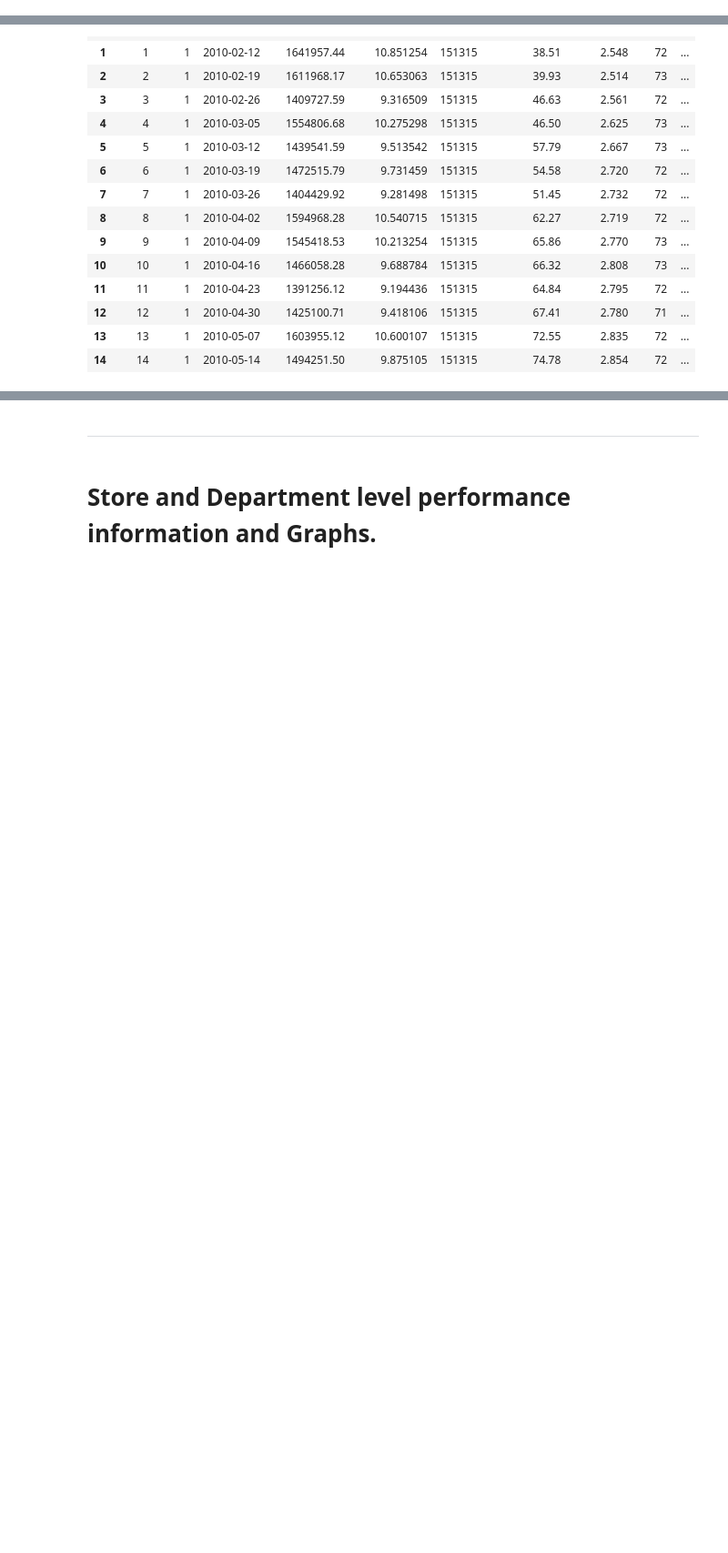
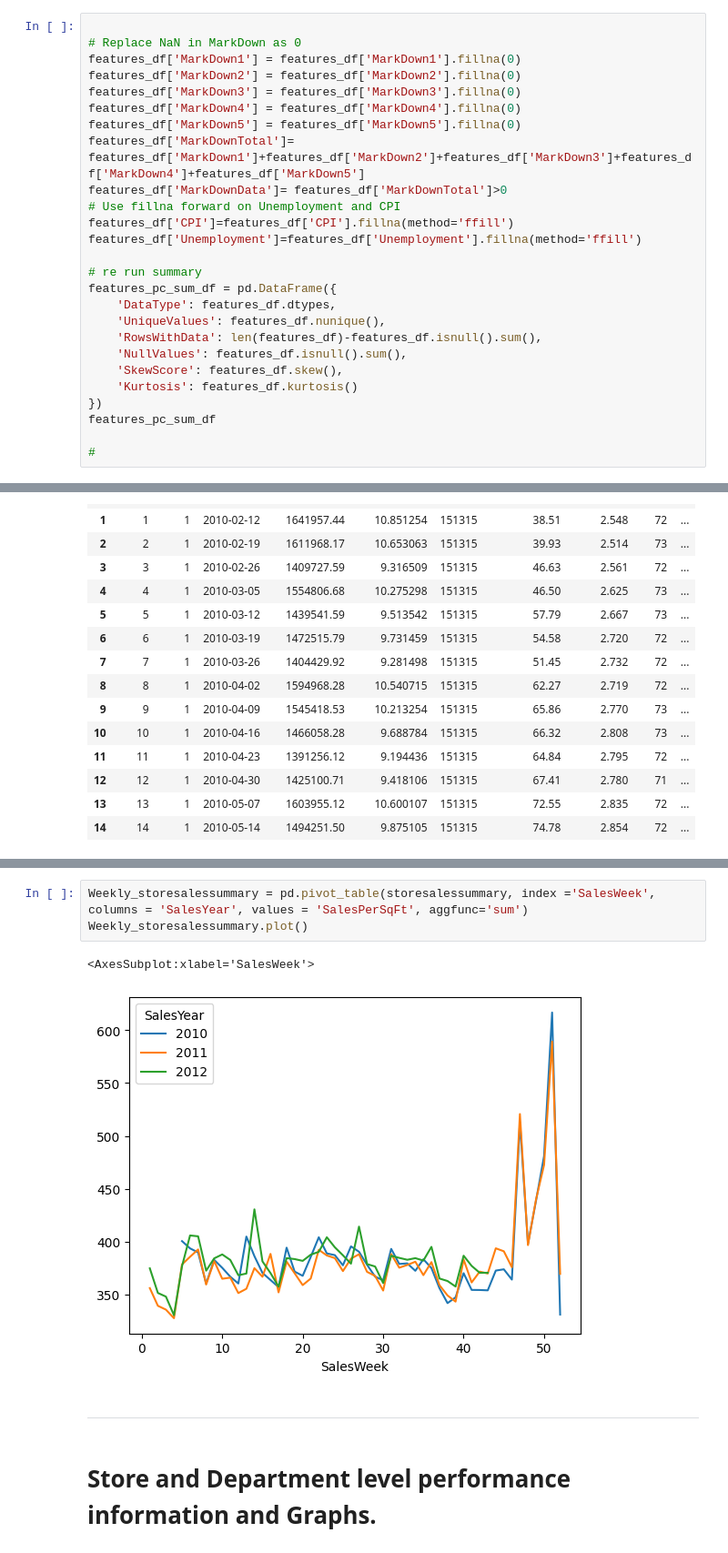
Before and after one commit to Golder-Development/CI_DA_Project_Jan2025_pg, a Jupyter notebook: jupyter_notebooks/IFa_JupyterNotebpook.ipynb, the cells around one changed output, grey strips where cells are left out. Shown at 91% size. Drawn from its saved outputs; the diff is of its cells as text; blank space fills up the shorter version.

```diff
--- a/jupyter_notebooks/IFa_JupyterNotebpook.ipynb
+++ b/jupyter_notebooks/IFa_JupyterNotebpook.ipynb
@@ -254,0 +246,26 @@ features_df.head()
+# %%
+
+# Replace NaN in MarkDown as 0
+features_df['MarkDown1'] = features_df['MarkDown1'].fillna(0)
+features_df['MarkDown2'] = features_df['MarkDown2'].fillna(0)
+features_df['MarkDown3'] = features_df['MarkDown3'].fillna(0)
+features_df['MarkDown4'] = features_df['MarkDown4'].fillna(0)
+features_df['MarkDown5'] = features_df['MarkDown5'].fillna(0)
+features_df['MarkDownTotal']= features_df['MarkDown1']+features_df['MarkDown2']+features_df['MarkDown3']+features_df['MarkDown4']+features_df['MarkDown5']
+features_df['MarkDownData']= features_df['MarkDownTotal']>0
+# Use fillna forward on Unemployment and CPI
+features_df['CPI']=features_df['CPI'].fillna(method='ffill')
+features_df['Unemployment']=features_df['Unemployment'].fillna(method='ffill')
+
+# re run summary
+features_pc_sum_df = pd.DataFrame({
+    'DataType': features_df.dtypes,
+    'UniqueValues': features_df.nunique(),
+    'RowsWithData': len(features_df)-features_df.isnull().sum(),
+    'NullValues': features_df.isnull().sum(),
+    'SkewScore': features_df.skew(),
+    'Kurtosis': features_df.kurtosis()
+})
+features_pc_sum_df
+
+#
@@ -381,3 +465,9 @@ KeyError: 'Store'
+# %%
+Weekly_storesalessummary = pd.pivot_table(storesalessummary, index ='SalesWeek', columns = 'SalesYear', values = 'SalesPerSqFt', aggfunc='sum')
+Weekly_storesalessummary.plot()
+# %% [output]
+<AxesSubplot:xlabel='SalesWeek'>
+[figure, added]
 # %% [markdown]
 ---
 # %% [markdown]
```
Also changed, not shown: parts of 8 cells of this notebook.
